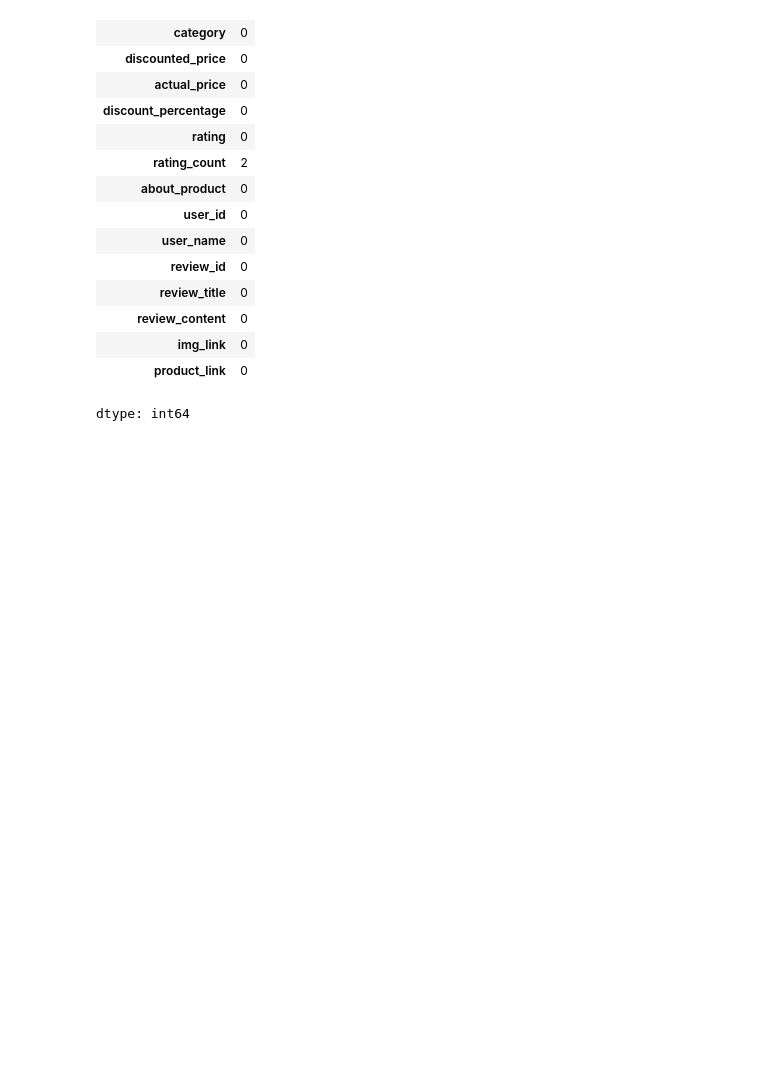
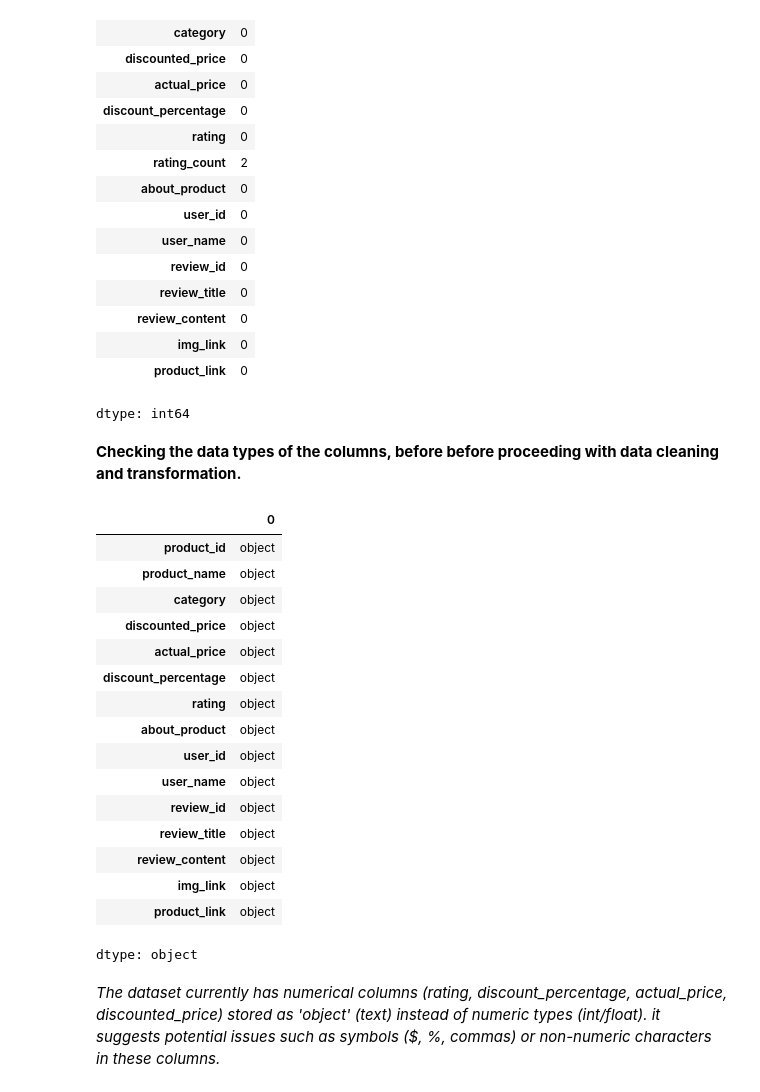
Before and after one commit to Harin22/data-wrangling-visualization, a Jupyter notebook: Data_preprocessing_(in_depth).ipynb, the cells around one changed output. Cells and saved outputs as stored; diff of their text form; code cells hidden in the pictures; blank space fills up the shorter version.

```diff
--- a/Data_preprocessing_(in_depth).ipynb
+++ b/Data_preprocessing_(in_depth).ipynb
@@ -38,3 +40,28 @@ display(pd.isna(df).sum())
 | img_link | 0 |
 | product_link | 0 |
 dtype: int64
+# %% [markdown]
+**Checking the data types of the columns, before before proceeding with data cleaning and transformation.**
+# %%
+display(df.dtypes)
+# %% [output]
+|  | 0 |
+| product_id | object |
+| product_name | object |
+| category | object |
+| discounted_price | object |
+| actual_price | object |
+| discount_percentage | object |
+| rating | object |
+| about_product | object |
+| user_id | object |
+| user_name | object |
+| review_id | object |
+| review_title | object |
+| review_content | object |
+| img_link | object |
+| product_link | object |
+dtype: object
+# %% [markdown]
+*The dataset currently has numerical columns (rating, discount_percentage, actual_price, discounted_price) stored as 'object' (text) instead of numeric types (int/float).
+it suggests potential issues such as symbols ($, %, commas) or non-numeric characters in these columns.*
```
Also changed, not shown: parts of 2 cells of this notebook.
